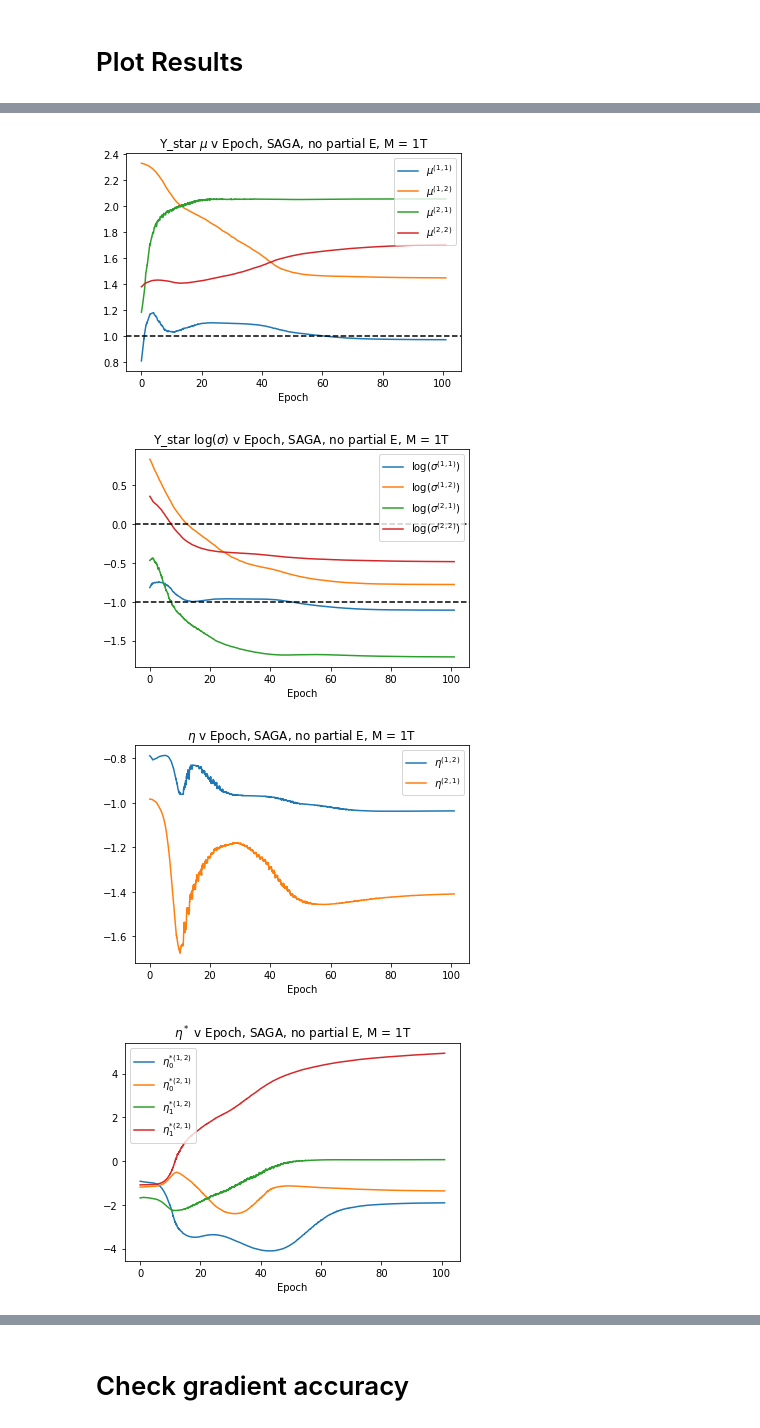
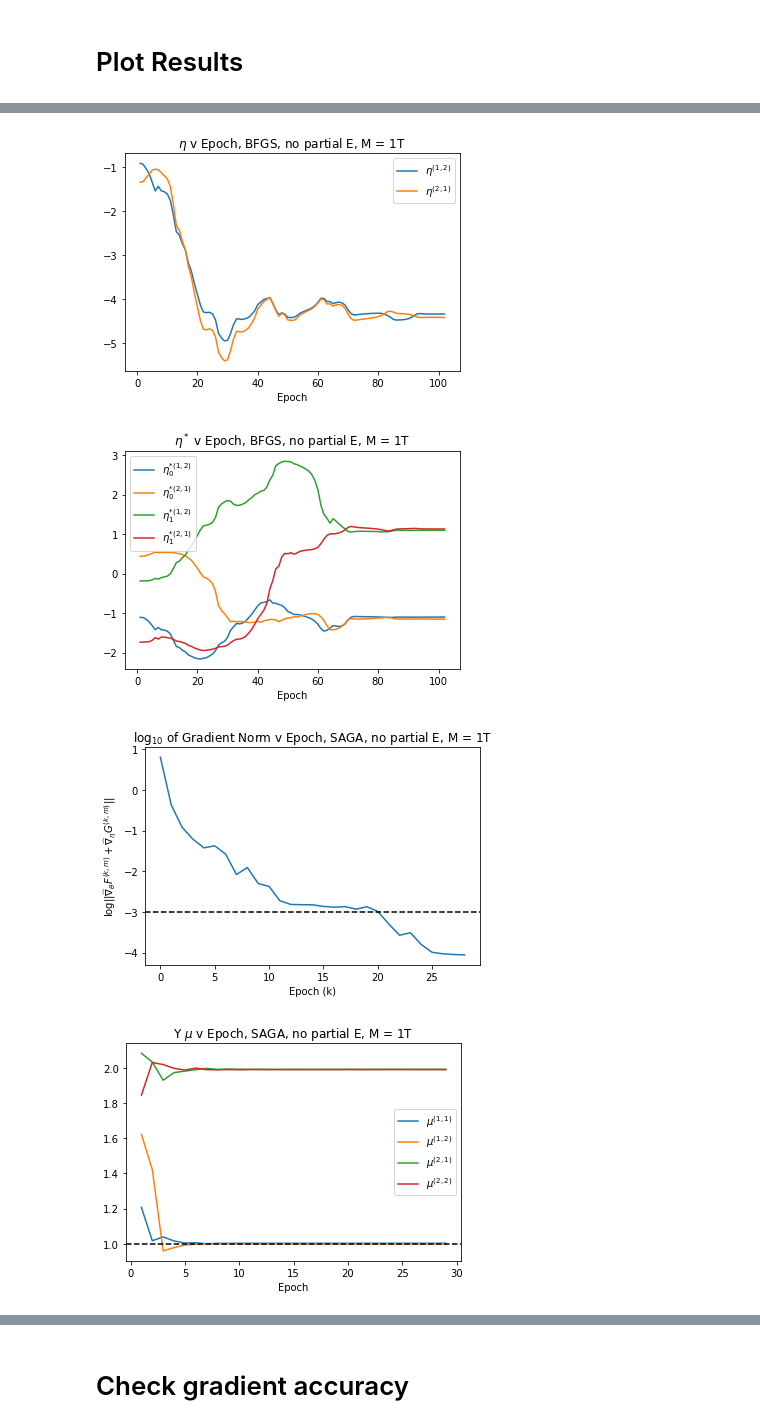
Before and after one commit to evsi8432/sublinear-HMM-inference, a Jupyter notebook: src/plot_results.ipynb, the cells around one changed output, grey strips where cells are left out. Cells and saved outputs as stored; diff of their text form; code cells hidden in the pictures.

Commit message:
stop tracking plt and update code to generate simulation data once

```diff
--- a/src/plot_results.ipynb
+++ b/src/plot_results.ipynb
@@ -89,0 +96,19 @@ np.savetxt('../dat/data.csv',
+# %%
+# plot hidden states
+with open("../dat/data_X_exp-%d_T-1000"%experiment,"rb") as f:
+    data_x = pickle.load(f)
+plt.plot([x for x in data_x],'.')
+plt.xlabel(r"$t$")
+plt.ylabel(r"$X_t$")
+plt.title("X")
+plt.show()
+
+# plot data
+with open("../dat/data_Y_exp-%d_T-1000"%experiment,"rb") as f:
+    data_y = pickle.load(f)
+for key in data_y[0]:
+    plt.plot([x[key] for x in data_y],'.')
+    plt.xlabel(r"$t$")
+    plt.ylabel(r"$%s_t$"%key)
+    plt.title(key)
+    plt.show()
@@ -92,8 +123,8 @@ np.savetxt('../dat/data.csv',
 # %%
-methods = ["SAGA","BFGS"]
+methods = ["BFGS","SAGA"]
 experiment = 1
 
-ll_star = optims["control"].log_like_trace[-1]
+ll_star = -np.infty#optims["control"].log_like_trace[-1]
 for key in optims:
     if ll_star < optims[key].log_like_trace[-1]:
         print("control model has lower likelihood than test model")
@@ -150,10 +181,7 @@ def plot_results(optim,ll_star,method,partial_E,M,features,experiment=1,iters=No
     if iters is None:
         iters=len(optim.theta_trace)
 
-    if method.startswith("SAGA"):
-        x = (np.arange(iters) / optim.T)
-    else:
-        x = np.arange(iters)
+    x = optim.epoch_trace
 
     # plot log of gradient of log-likelihood
     plt.plot(np.log10(optim.grad_norm_trace))
@@ -248,5 +269,5 @@ for method in methods:#["EM","SGD","SAG","SVRG","SAGA"]:
         PE = (partial_E == 0.5) or (partial_E == 1)
         M = int(partial_E == 0) + int(partial_E == 0.5) + 10*(partial_E == 1)
         if (method,partial_E) in optims:
-            plot_results(optims[(method,partial_E)],ll_star,method,PE,M,["Y","Y_star"])
+            plot_results(optims[(method,partial_E)],ll_star,method,PE,M,["Y"])
 # %% [output]
@@ -258,4 +279,4 @@ for method in methods:#["EM","SGD","SAG","SVRG","SAGA"]:
-[figure, old version]
+[figure, new version]
-[figure, old version]
+[figure, new version]
-[figure, old version]
+[figure, new version]
-[figure, old version]
+[figure, new version]
```
Also changed, not shown: parts of 11 cells of this notebook, 26 other files.
